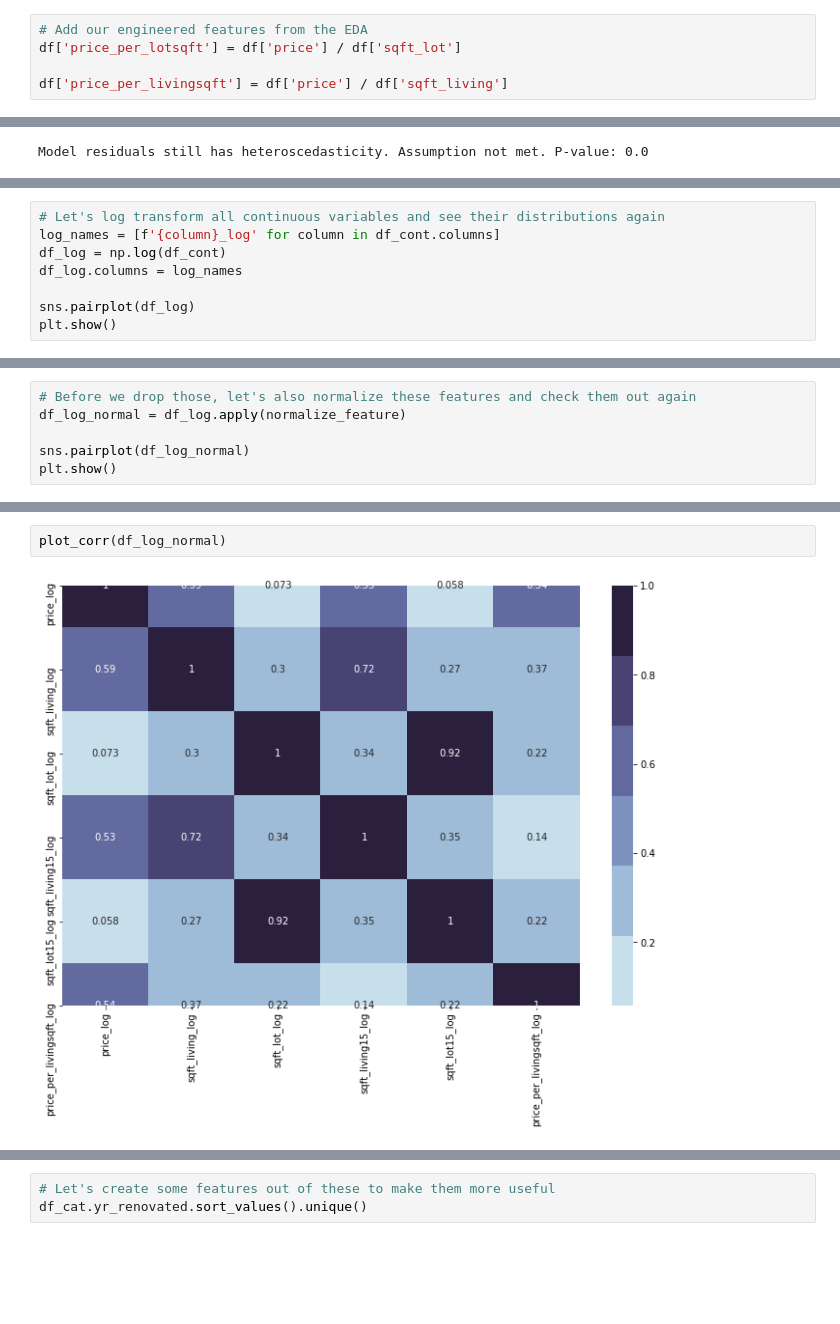
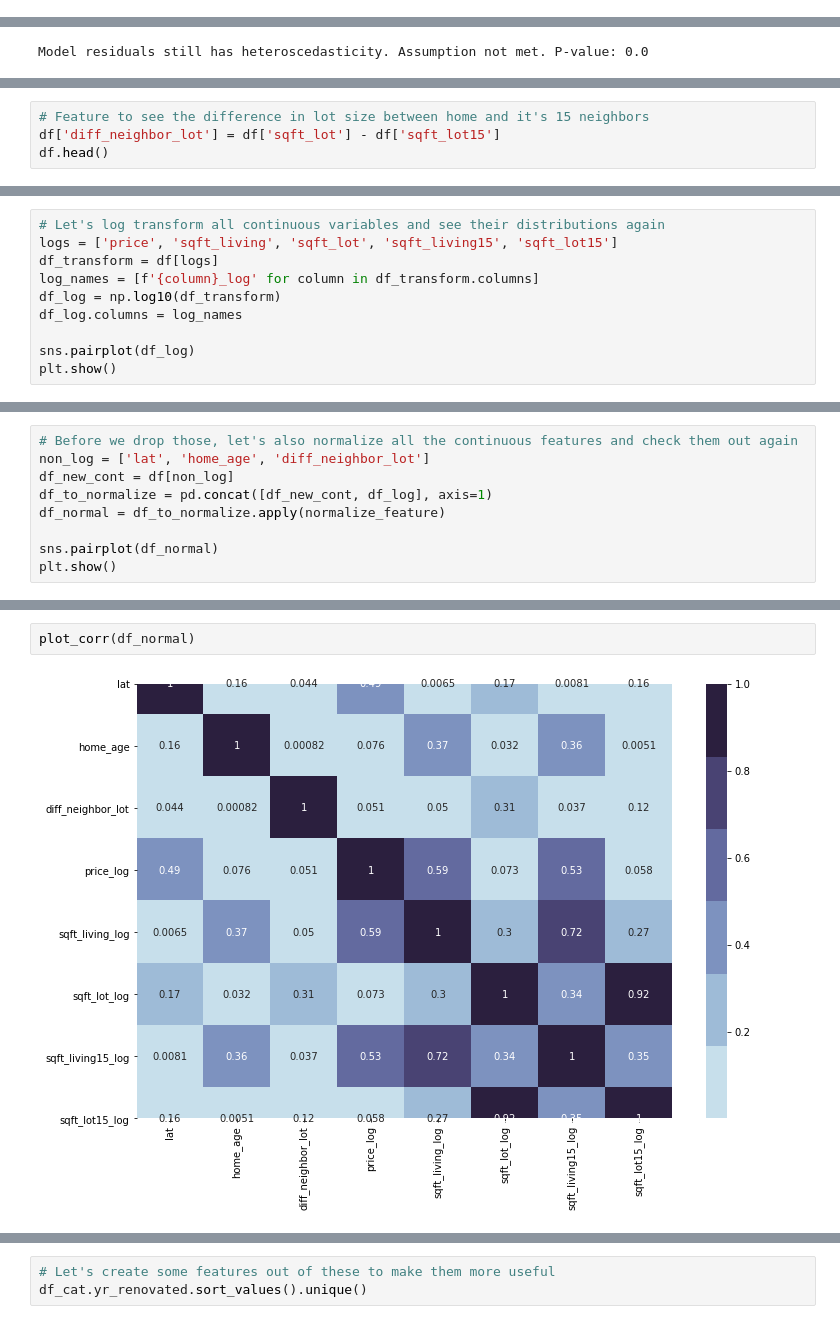
Before and after one commit to tiaplagata/dsc-phase-2-project-online, a Jupyter notebook: notebooks/Linear_Regression_Workbook.ipynb, the cells around one changed output, grey strips where cells are left out. Cells and saved outputs as stored; diff of their text form; blank space fills up the shorter version.

```diff
--- a/notebooks/Linear_Regression_Workbook.ipynb
+++ b/notebooks/Linear_Regression_Workbook.ipynb
@@ -130,11 +130,6 @@ df.head()
 | 3 | 2487200875 | 2014-12-09 | 604000.0 | 4 | 3.00 | 1960 | 5000 | 1.0 | 0.0 | 0.0 | ... |
 | 4 | 1954400510 | 2015-02-18 | 510000.0 | 3 | 2.00 | 1680 | 8080 | 1.0 | 0.0 | 0.0 | ... |
 5 rows × 21 columns
-# %%
-# Add our engineered features from the EDA
-df['price_per_lotsqft'] = df['price'] / df['sqft_lot']
-
-df['price_per_livingsqft'] = df['price'] / df['sqft_living']
 # %%
 plot_corr(df)
 # %% [output]
@@ -217,0 +226,4 @@ df.head(10)
+# %%
+# Feature to see the difference in lot size between home and it's 15 neighbors
+df['diff_neighbor_lot'] = df['sqft_lot'] - df['sqft_lot15']
+df.head()
@@ -239,7 +260,9 @@ plt.show()
 # %%
 # Let's log transform all continuous variables and see their distributions again
-log_names = [f'{column}_log' for column in df_cont.columns]
-df_log = np.log(df_cont)
+logs = ['price', 'sqft_living', 'sqft_lot', 'sqft_living15', 'sqft_lot15']
+df_transform = df[logs]
+log_names = [f'{column}_log' for column in df_transform.columns]
+df_log = np.log10(df_transform)
 df_log.columns = log_names
 
 sns.pairplot(df_log)
@@ -255,7 +277,10 @@ plot_corr(df_log)
 # %%
-# Before we drop those, let's also normalize these features and check them out again
-df_log_normal = df_log.apply(normalize_feature)
+# Before we drop those, let's also normalize all the continuous features and check them out again
+non_log = ['lat', 'home_age', 'diff_neighbor_lot']
+df_new_cont = df[non_log]
+df_to_normalize = pd.concat([df_new_cont, df_log], axis=1)
+df_normal = df_to_normalize.apply(normalize_feature)
 
-sns.pairplot(df_log_normal)
+sns.pairplot(df_normal)
 plt.show()
 # %% [output]
@@ -263,6 +288,6 @@ plt.show()
 # %%
-plot_corr(df_log_normal)
+plot_corr(df_normal)
 # %% [output]
-[figure, old version]
+[figure, new version]
 # %%
 # Let's see if this improved our original model
```
Also changed, not shown: parts of 49 cells of this notebook, 3 other files.
